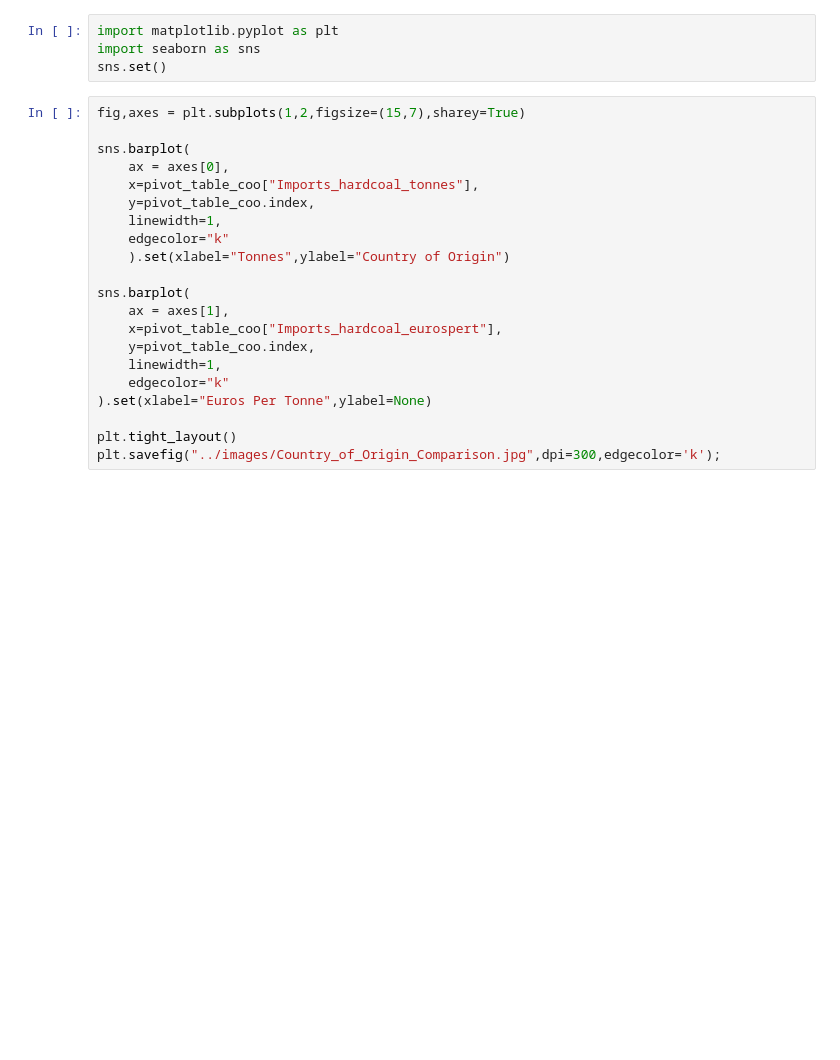
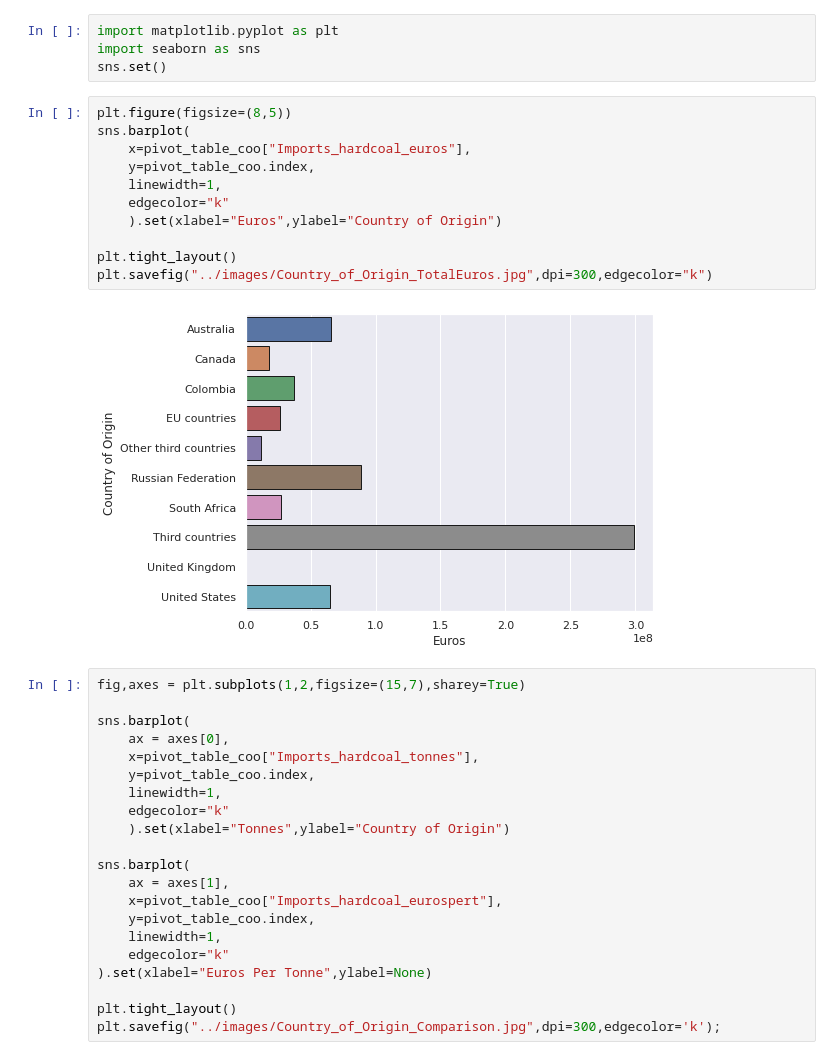
Before and after one commit to Kshitij301199/Coal_Imports_Germany, a Jupyter notebook: docs/Analysis.ipynb, the cells around one changed output. Saved outputs shown, nothing was run; the diff lists cells and outputs as text; blank space fills up the shorter version.

```diff
--- a/docs/Analysis.ipynb
+++ b/docs/Analysis.ipynb
@@ -167,6 +193,19 @@ pivot_table_year.head()
 import matplotlib.pyplot as plt
 import seaborn as sns
 sns.set()
+# %%
+plt.figure(figsize=(8,5))
+sns.barplot(
+    x=pivot_table_coo["Imports_hardcoal_euros"],
+    y=pivot_table_coo.index,
+    linewidth=1,
+    edgecolor="k"
+    ).set(xlabel="Euros",ylabel="Country of Origin")
+
+plt.tight_layout()
+plt.savefig("../images/Country_of_Origin_TotalEuros.jpg",dpi=300,edgecolor="k")
+# %% [output]
+[figure, added]
 # %%
 fig,axes = plt.subplots(1,2,figsize=(15,7),sharey=True)
 
```
Also changed, not shown: parts of 9 cells of this notebook, 3 other files.
